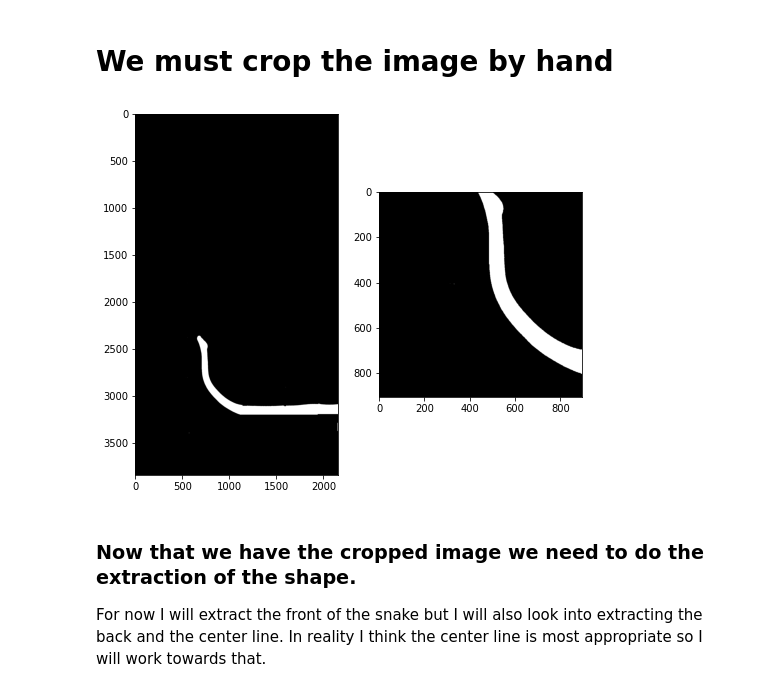
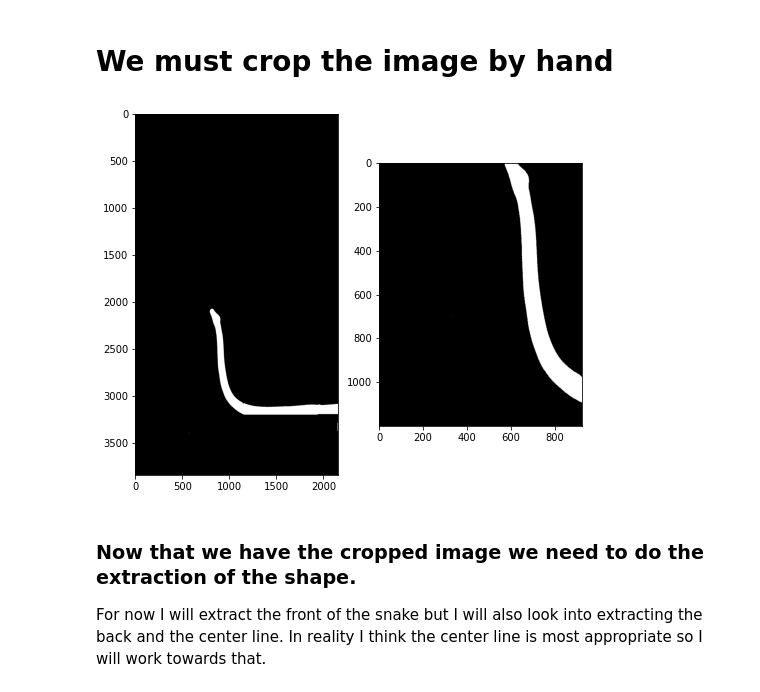
Before and after one commit to davenpi/stability, a Jupyter notebook: image_processing/extraction.ipynb, the cells around one changed output. Saved outputs shown, nothing was run; the diff lists cells and outputs as text; code cells hidden in the pictures.

```diff
--- a/image_processing/extraction.ipynb
+++ b/image_processing/extraction.ipynb
@@ -10,8 +10,8 @@ from skimage.util import invert
 
 The purpose of this step is to see where I should crop the image so that we just have an image from the head to the point of departure of the snake. This cropping step is not easily automatable right now and I am using this as a stop gap measure until I find a better method.
 # %%
-img_path = "snake_filtered/im03.jpg"  # specify the image we want to use.
-save_path = "extracted_data/im03"  # place to save the extracted data.
+img_path = "snake_filtered/im05.jpg"  # specify the image we want to use.
+save_path = "extracted_data/im05"  # place to save the extracted data.
 
 
 def plot_img(img: np.ndarray, size: int = 6) -> None:
@@ -123,10 +123,10 @@ def crop(
 # %% [markdown]
 # We must crop the image by hand
 # %%
-crop_points = np.array([225, 1120, 2395])  # left, right, top
+crop_points = np.array([225, 1150, 2100])  # left, right, top
 cropped = crop(img, left=crop_points[0], right=crop_points[1], top=crop_points[2])
 # %% [output]
-[figure, old version]
+[figure, new version]
 # %% [markdown]
 ### Now that we have the cropped image we need to do the extraction of the shape.
 
```
Also changed, not shown: parts of 6 cells of this notebook, 15 other files.
